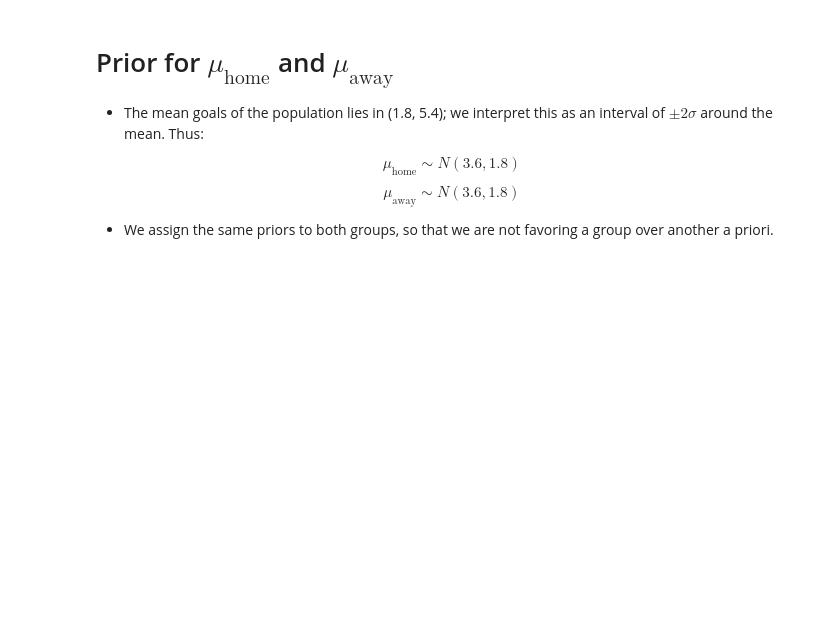
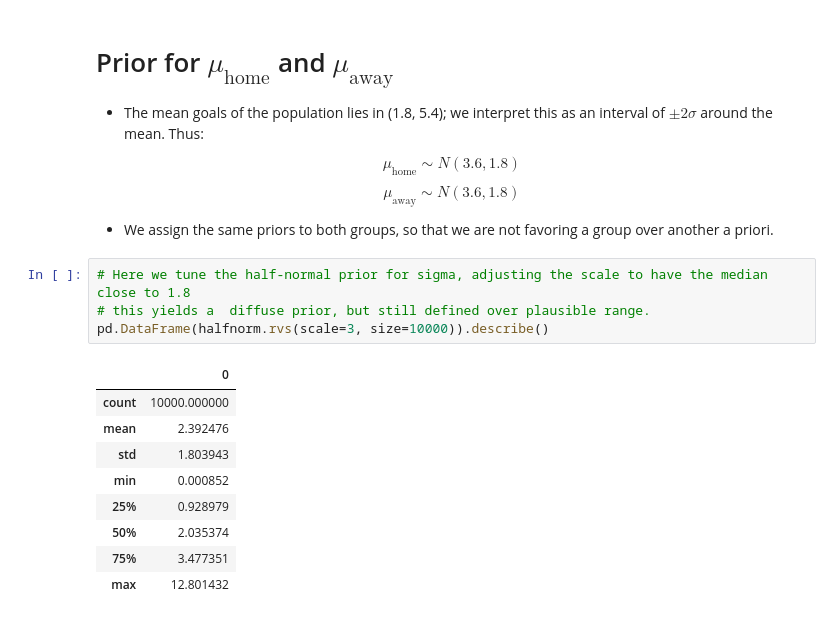
Before and after one commit to k0ruy/bayesian_retry, a Jupyter notebook: retry/hypotesis_test.ipynb, the cells around one changed output. Saved outputs shown, nothing was run; the diff lists cells and outputs as text; blank space fills up the shorter version.

Commit message:
prior

```diff
--- a/retry/hypotesis_test.ipynb
+++ b/retry/hypotesis_test.ipynb
@@ -179,3 +180,17 @@ $$
 $$
 
 * We assign the same priors to both groups, so that we are not favoring a group over another a priori.
+# %%
+# Here we tune the half-normal prior for sigma, adjusting the scale to have the median close to 1.8
+# this yields a  diffuse prior, but still defined over plausible range.
+pd.DataFrame(halfnorm.rvs(scale=3, size=10000)).describe()
+# %% [output]
+|  | 0 |
+| count | 10000.000000 |
+| mean | 2.392476 |
+| std | 1.803943 |
+| min | 0.000852 |
+| 25% | 0.928979 |
+| 50% | 2.035374 |
+| 75% | 3.477351 |
+| max | 12.801432 |
```
Also changed, not shown: parts of 1 cell of this notebook.
